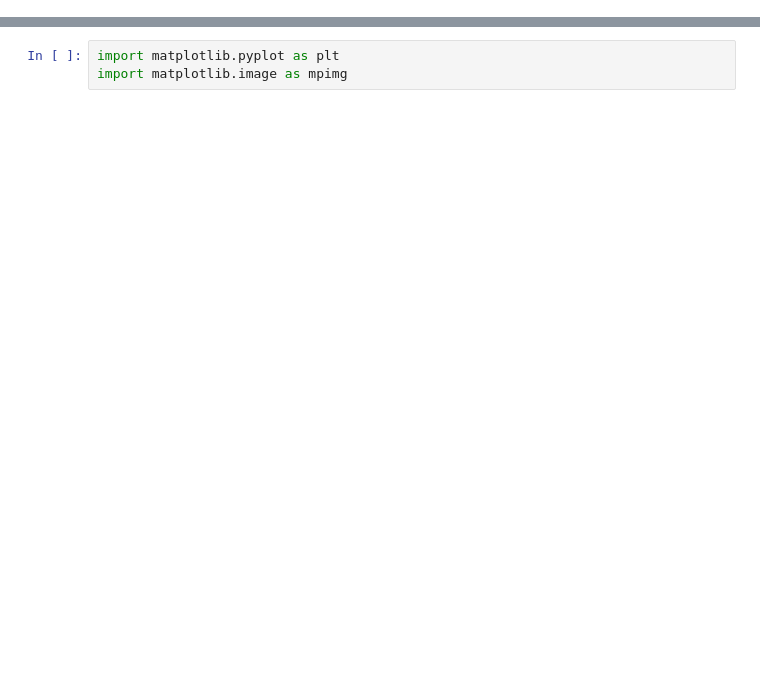
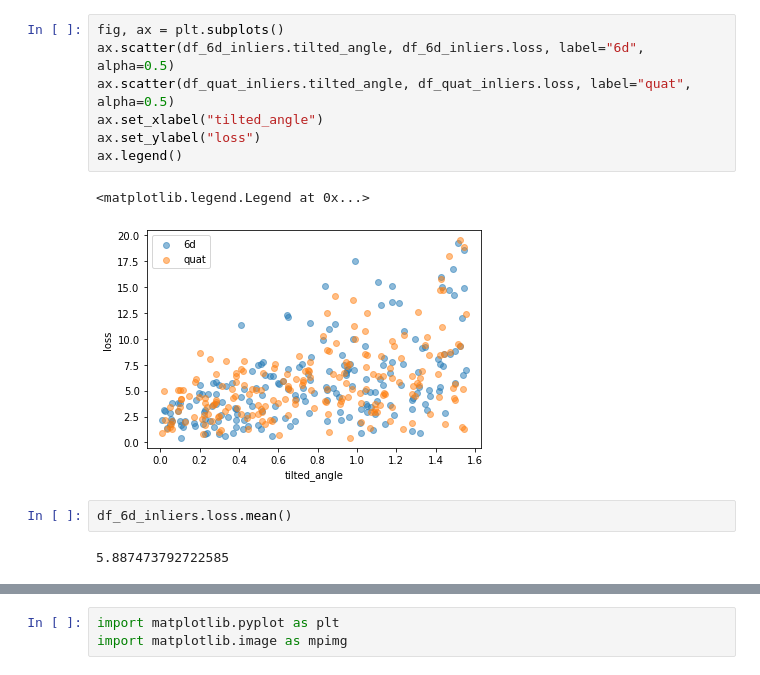
Before and after one commit to kh11kim/upright, a Jupyter notebook: scripts/analyze.ipynb, the cells around one changed output, grey strips where cells are left out. Saved outputs shown, nothing was run; the diff lists cells and outputs as text; blank space fills up the shorter version.

```diff
--- a/scripts/analyze.ipynb
+++ b/scripts/analyze.ipynb
@@ -72,0 +125,14 @@ df.plot.scatter(x="init_rot_angle", y="loss")
+# %%
+fig, ax = plt.subplots()
+ax.scatter(df_6d_inliers.tilted_angle, df_6d_inliers.loss, label="6d", alpha=0.5)
+ax.scatter(df_quat_inliers.tilted_angle, df_quat_inliers.loss, label="quat", alpha=0.5)
+ax.set_xlabel("tilted_angle")
+ax.set_ylabel("loss")
+ax.legend()
+# %% [output]
+<matplotlib.legend.Legend at 0x...>
+[figure, added]
+# %%
+df_6d_inliers.loss.mean()
+# %% [output]
+5.887473792722585
```
Also changed, not shown: parts of 32 cells of this notebook, 10 other files.
